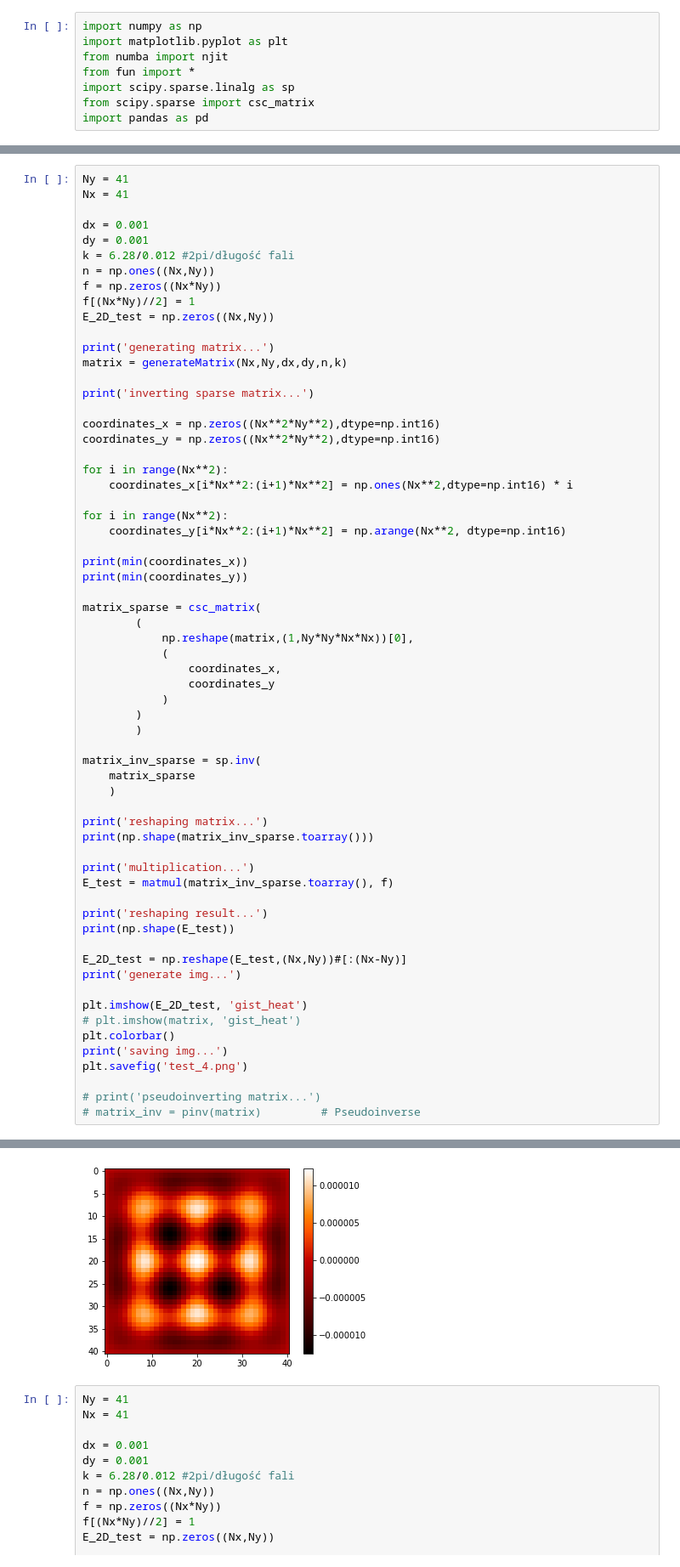
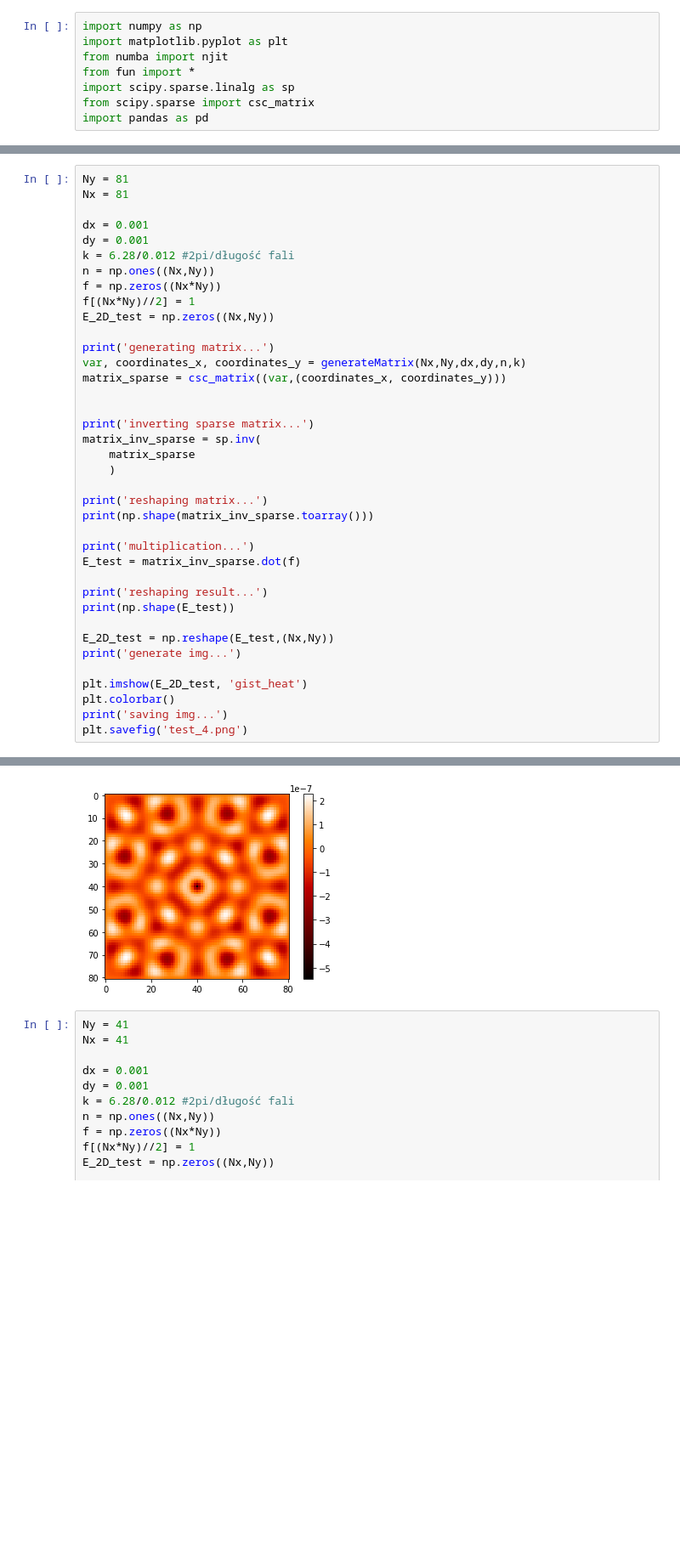
Before and after one commit to JTMalczewski/bachelorThesis, a Jupyter notebook: prototypeV4.ipynb, the cells around one changed output, grey strips where cells are left out. Shown at 85% size. Cells and saved outputs as stored; diff of their text form; blank space fills up the shorter version.

Commit message:
sparse

```diff
--- a/prototypeV4.ipynb
+++ b/prototypeV4.ipynb
@@ -44,6 +91,6 @@ def matmul(M1,M2):
 # %%
-Ny = 41
-Nx = 41
+Ny = 81
+Nx = 81
 
 dx = 0.001
 dy = 0.001
@@ -54,32 +101,11 @@ f[(Nx*Ny)//2] = 1
 E_2D_test = np.zeros((Nx,Ny))
 
 print('generating matrix...')
-matrix = generateMatrix(Nx,Ny,dx,dy,n,k)
+var, coordinates_x, coordinates_y = generateMatrix(Nx,Ny,dx,dy,n,k)
+matrix_sparse = csc_matrix((var,(coordinates_x, coordinates_y)))
+
 
 print('inverting sparse matrix...')
-
-coordinates_x = np.zeros((Nx**2*Ny**2),dtype=np.int16)
-coordinates_y = np.zeros((Nx**2*Ny**2),dtype=np.int16)
-
-for i in range(Nx**2):
-    coordinates_x[i*Nx**2:(i+1)*Nx**2] = np.ones(Nx**2,dtype=np.int16) * i
-
-for i in range(Nx**2):
-    coordinates_y[i*Nx**2:(i+1)*Nx**2] = np.arange(Nx**2, dtype=np.int16)
-
-print(min(coordinates_x))
-print(min(coordinates_y))
-
-matrix_sparse = csc_matrix(
-        (
-            np.reshape(matrix,(1,Ny*Ny*Nx*Nx))[0],
-            (
-                coordinates_x,
-                coordinates_y
-            )
-        )
-        )
-
 matrix_inv_sparse = sp.inv(
     matrix_sparse
     )
@@ -88,22 +114,18 @@ print('reshaping matrix...')
 print(np.shape(matrix_inv_sparse.toarray()))
 
 print('multiplication...')
-E_test = matmul(matrix_inv_sparse.toarray(), f)
+E_test = matrix_inv_sparse.dot(f)
 
 print('reshaping result...')
 print(np.shape(E_test))
 
-E_2D_test = np.reshape(E_test,(Nx,Ny))#[:(Nx-Ny)]
+E_2D_test = np.reshape(E_test,(Nx,Ny))
 print('generate img...')
 
 plt.imshow(E_2D_test, 'gist_heat')
-# plt.imshow(matrix, 'gist_heat')
 plt.colorbar()
 print('saving img...')
 plt.savefig('test_4.png')
-
-# print('pseudoinverting matrix...')
-# matrix_inv = pinv(matrix)         # Pseudoinverse
 # %% [output]
 generating matrix...
 inverting sparse matrix...
@@ -117,6 +137,6 @@ reshaping result...
 generate img...
 saving img...
-[figure, old version]
+[figure, new version]
 # %%
 Ny = 41
 Nx = 41
```
Also changed, not shown: parts of 3 cells of this notebook, 3 other files.
